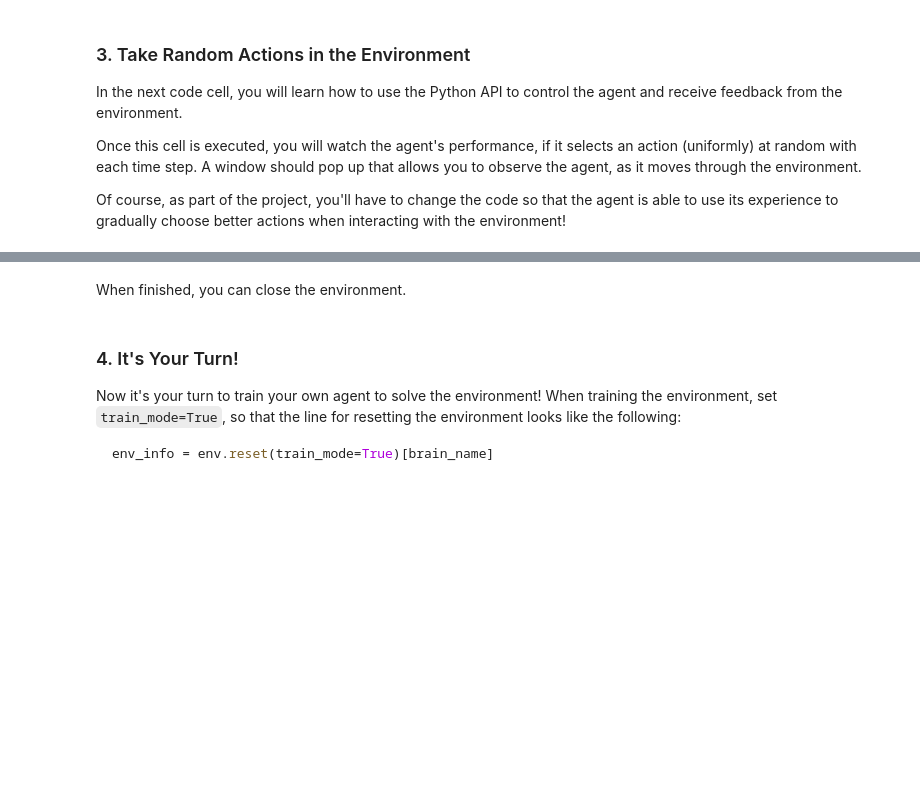
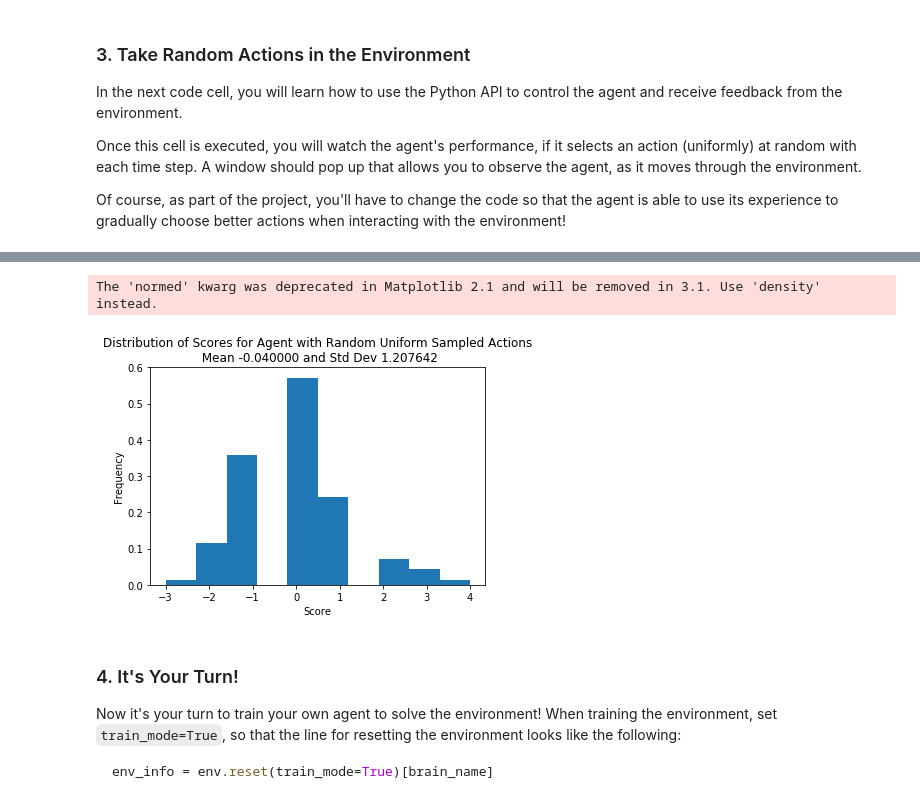
Before and after one commit to fgeiss/udacity_drlnp_project_navigation, a Jupyter notebook: Navigation.ipynb, the cells around one changed output, grey strips where cells are left out. Cells and saved outputs as stored; diff of their text form; code cells hidden in the pictures; blank space fills up the shorter version.

```diff
--- a/Navigation.ipynb
+++ b/Navigation.ipynb
@@ -119,5 +136,14 @@ Score: 0.0
-# %% [markdown]
-When finished, you can close the environment.
+# %%
+import matplotlib.pyplot as plt
+%matplotlib inline
+plt.xlabel('Score')
+plt.ylabel('Frequency')
+plt.title('Distribution of Scores for Agent with Random Uniform Sampled Actions\n Mean {:2f} and Std Dev {:2f}'.format(np.mean(scores), np.std(scores)))
+plt.hist(scores, normed=1)
+plt.savefig('distribution_random_agent.png')
+# %% [output]
+The 'normed' kwarg was deprecated in Matplotlib 2.1 and will be removed in 3.1. Use 'density' instead.
+[figure, added]
 # %% [markdown]
 ### 4. It's Your Turn!
 
```
Also changed, not shown: parts of 5 cells of this notebook, 1 other file.
